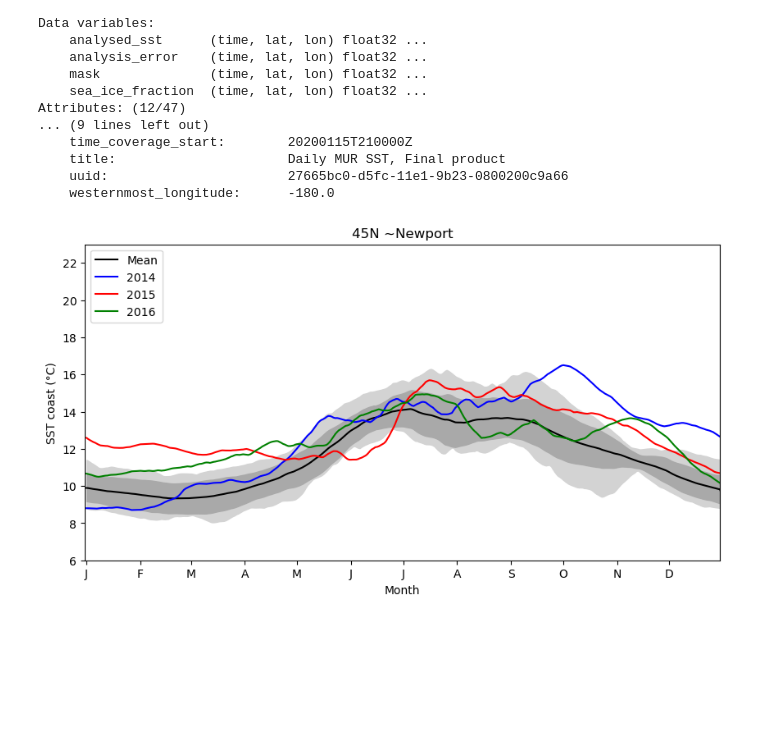
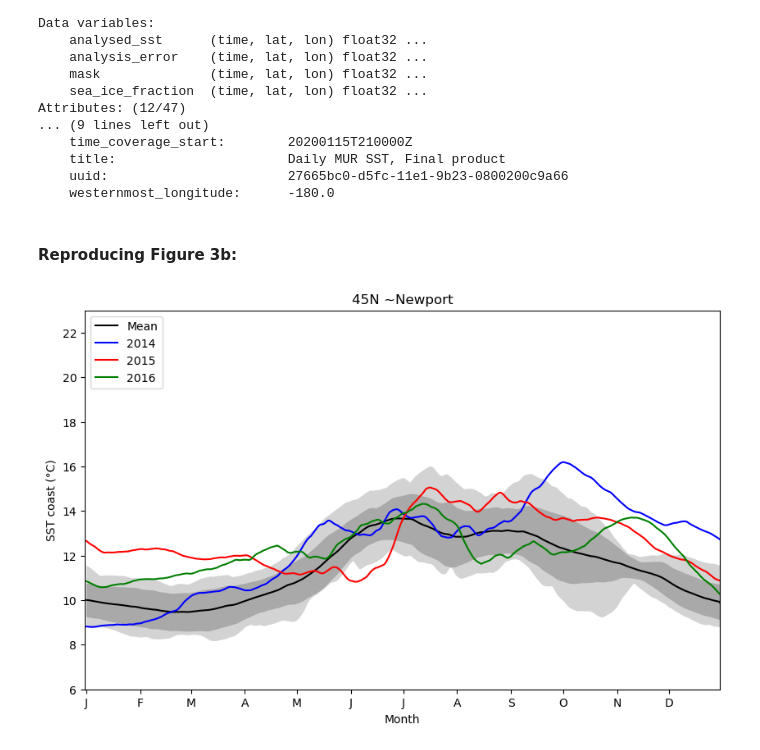
Before and after one commit to UCB-stat-159-s23/hw03-Group18, a Jupyter notebook: climate-Q06.ipynb, the cells around one changed output. Cells and saved outputs as stored; diff of their text form; code cells hidden in the pictures; blank space fills up the shorter version.

```diff
--- a/climate-Q06.ipynb
+++ b/climate-Q06.ipynb
@@ -52,15 +29,14 @@ Attributes: (12/47)
     title:                      Daily MUR SST, Final product
     uuid:                       27665bc0-d5fc-11e1-9b23-0800200c9a66
     westernmost_longitude:      -180.0
+# %% [markdown]
+#### Reproducing Figure 3b:
 # %%
-# slice data for the Newport and convert to Celsius
-newport = ds.analysed_sst.sel(lat = 45, lon = -124, method = 'nearest') - 273.15
+# slice data for the Newport given in matlab code and convert to Celsius
+newport = ds.analysed_sst.sel(lat = 44.634, lon = -124.061, method = 'nearest') - 273.15
 
 # take rolling mean
 newport = newport.rolling(time = 30, center = True).mean()
-
-# create figure and axis objects
-fig, ax = plt.subplots(figsize=(10, 5))
 
 # slice year 2002-2013 and grouped
 ds2002 = newport.sel(time = slice('2002', '2013')).groupby('time.dayofyear')
@@ -72,31 +48,34 @@ mean = ds2002.mean()
 std = ds2002.std()
 upper = mean + std
 lower = mean - std
+
+# create figure and axis objects
+fig, ax = plt.subplots(figsize=(10, 6))
 
 # plot mean data from 2002-2013
 ax.plot(mean.dayofyear.values, mean, 'k', label='Mean')
 
 # plot shaded areas for maximum and minimum
 ax.fill_between(mean.dayofyear.values, minimum, maximum, color='lightgray')
 
 # plot shaded area between lower and upper bound
 ax.fill_between(mean.dayofyear.values, lower, upper, color='darkgray')
 
 # plot smoothed time series for 2014, 2015, and 2016
 ds2014 = newport.sel(time = '2014').groupby('time.dayofyear').mean().plot(x = 'dayofyear', color = 'b', label = '2014')
 ds2015 = newport.sel(time = '2015').groupby('time.dayofyear').mean().plot(x = 'dayofyear', color = 'r', label = '2015')
 ds2016 = newport.sel(time = '2016').groupby('time.dayofyear').mean().plot(x = 'dayofyear', color = 'g', label = '2016')
 
 # labeling x-axis with months
 plt.xticks([1, 32, 61, 92, 122, 153, 183, 214, 245, 275, 306, 336],
            ['J', 'F', 'M', 'A', 'M', 'J', 'J', 'A', 'S', 'O', 'N', 'D'])
 
 ax.legend(loc = 'upper left')
 plt.ylim(6, 23)
 plt.xlim(0, 365)
 plt.ylabel('SST coast (°C)')
 plt.xlabel('Month')
 plt.title('45N ~Newport')
 plt.show()
 # %% [output]
-[figure, old version]
+[figure, new version]
```
Also changed, not shown: parts of 5 cells of this notebook, 1 other file.
